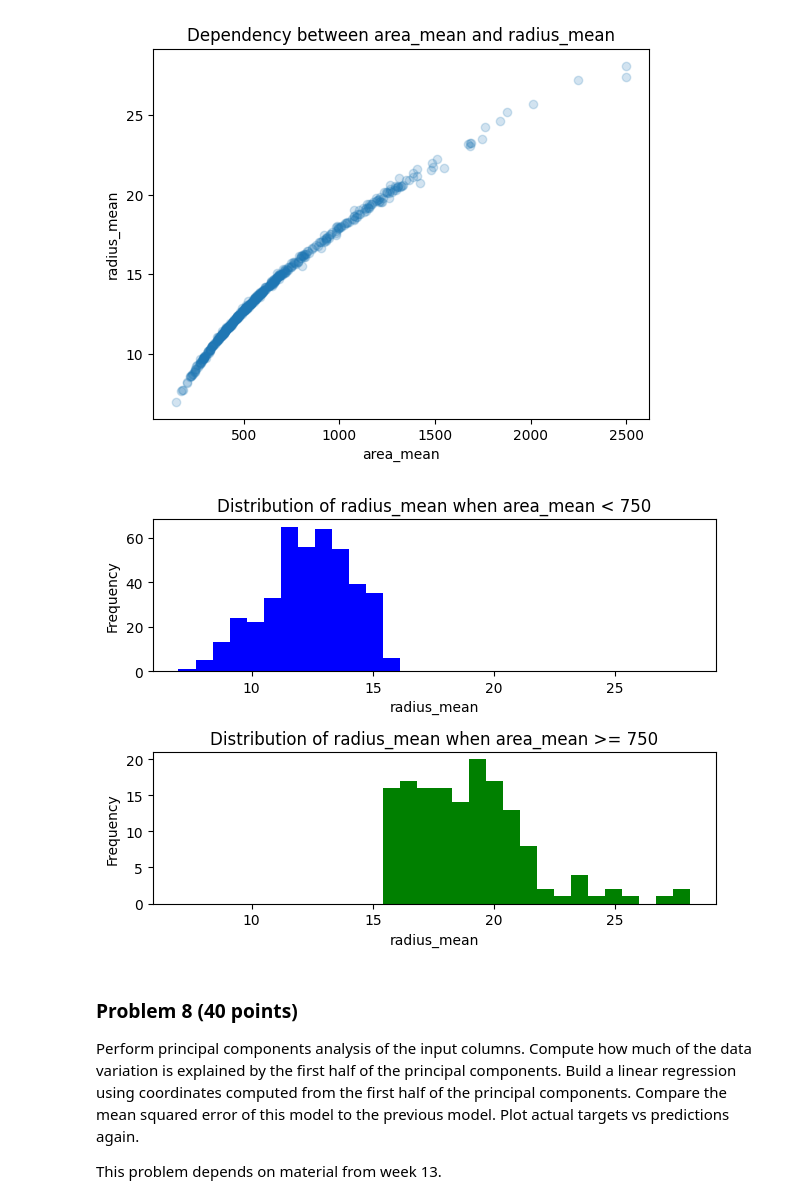
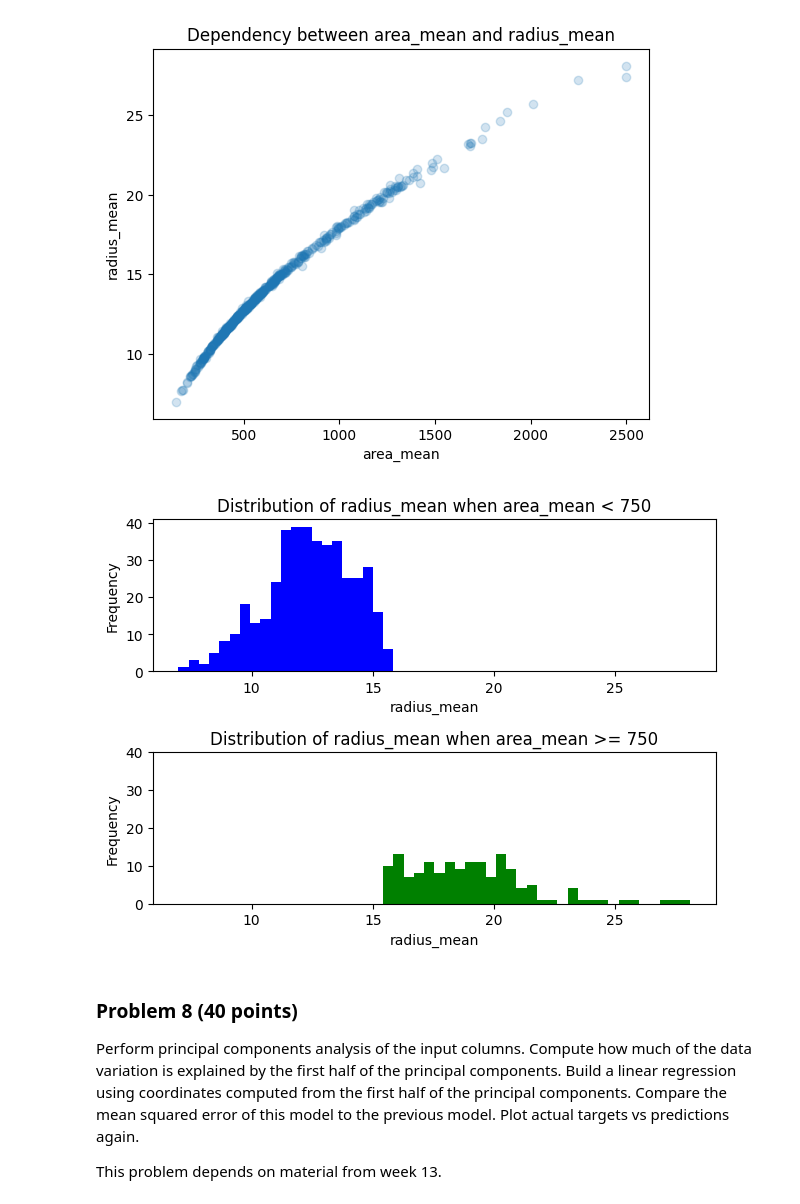
Before and after one commit to aidandig/dx601-final-project, a Jupyter notebook: project.ipynb, the cells around one changed output. Saved outputs shown, nothing was run; the diff lists cells and outputs as text; code cells hidden in the pictures.

```diff
--- a/project.ipynb
+++ b/project.ipynb
@@ -550,27 +550,28 @@ subsetB_breastCancer = breastCancer[breastCancer['area_mean'] >= t]
 # %%
 y_min = min(subsetA_breastCancer['radius_mean'].min(), subsetB_breastCancer['radius_mean'].min())
 y_max = max(subsetA_breastCancer['radius_mean'].max(), subsetB_breastCancer['radius_mean'].max())
 y_range = (y_min, y_max)
-n_bins = 30
+n_bins = 50
 
 # Subset A Data where area_mean < 750
 plt.subplot(2, 1, 1)
 plt.hist(subsetA_breastCancer['radius_mean'], bins= n_bins, range= y_range, color= 'blue')
 plt.title(f"Distribution of radius_mean when area_mean < {t}")
 plt.xlabel("radius_mean")
 plt.ylabel("Frequency")
 
 # Subset B Data where area_mean >= 750
 plt.subplot(2, 1, 2)
 plt.hist(subsetB_breastCancer['radius_mean'], bins= n_bins, range= y_range, color= 'green')
+plt.ylim(0, 40) # matched first subplot's y scale for easier comparison
 plt.title(f"Distribution of radius_mean when area_mean >= {t}")
 plt.xlabel("radius_mean")
 plt.ylabel("Frequency")
 
 plt.tight_layout()
 None
 # %% [output]
-[figure, old version]
+[figure, new version]
 # %% [markdown]
 ### Problem 8 (40 points)
 
```
Also changed, not shown: parts of 9 cells of this notebook.
